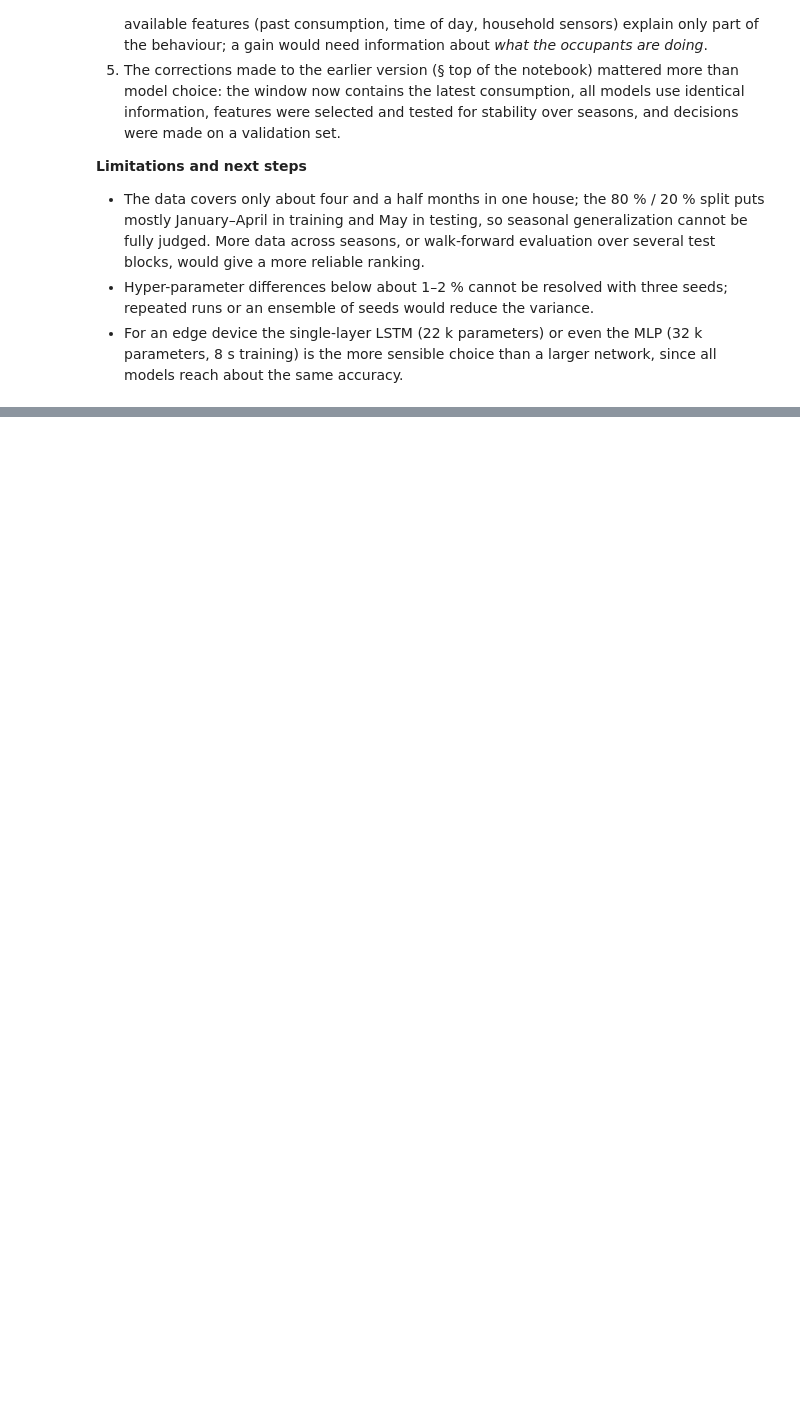
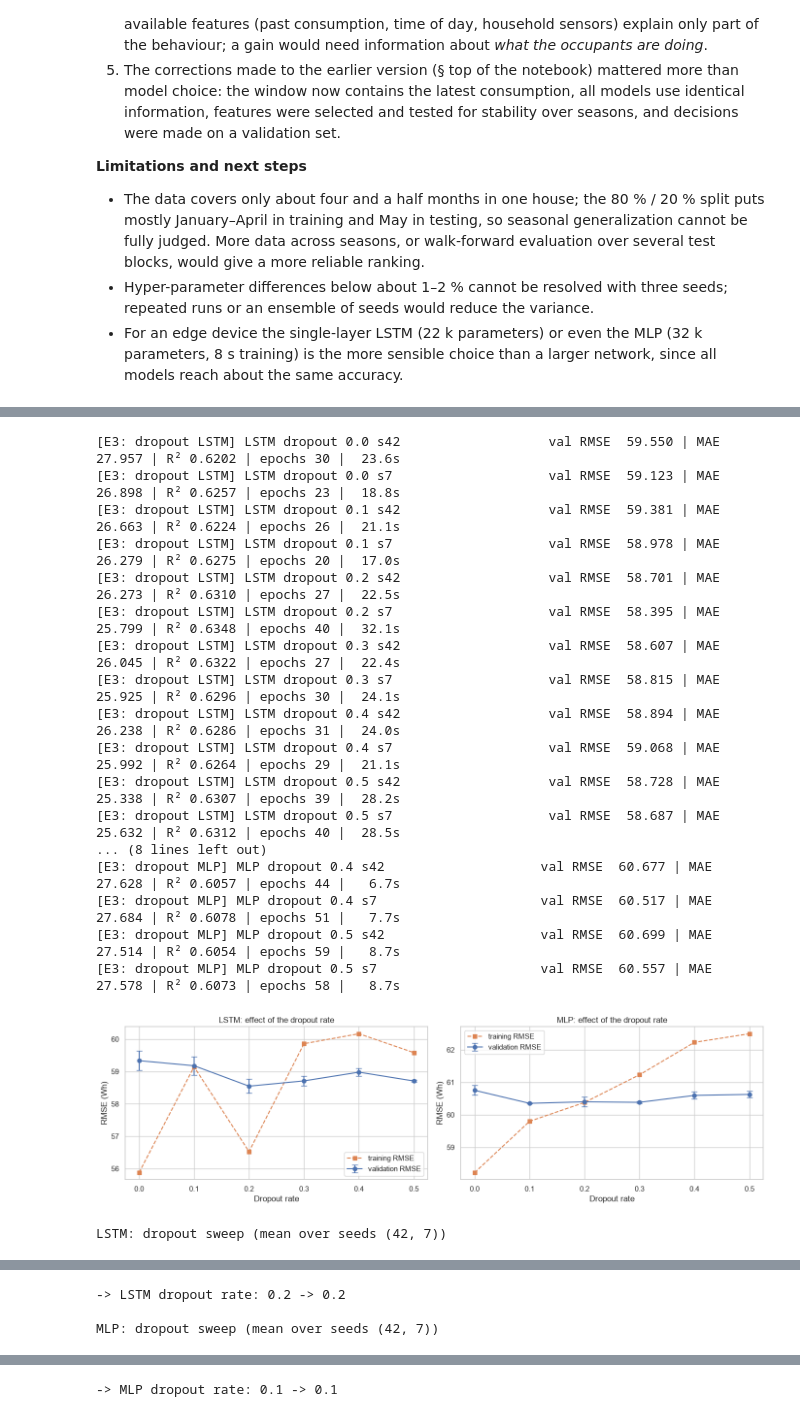
Before and after one commit to Dhanushka0626/Appliance-Energy-Prediction, a Jupyter notebook: Appliance_Energy_Prediction.ipynb, the cells around one changed output, grey strips where cells are left out. Saved outputs shown, nothing was run; the diff lists cells and outputs as text; code cells hidden in the pictures; blank space fills up the shorter version.

```diff
--- a/Appliance_Energy_Prediction.ipynb
+++ b/Appliance_Energy_Prediction.ipynb
@@ -1641,0 +1943,14 @@ Saved: results/test_results.csv, results/validation_experiments.csv, results/bes
+# %%
+# Decision rule: lowest walk-forward RMSE; the tuned configuration must beat the start by >= 0.5 %,
+# otherwise the start configuration is kept.
+tuned_cfg = {}
+for family in FAMILIES:
+    table, cfgs = shortlist[family]
+    table = table.set_index("Candidate")
+    start_rmse = table.loc["start (before optimization)", "WF RMSE (Wh)"]
+    best_name = table["WF RMSE (Wh)"].idxmin()
+    if best_name != "start (before optimization)" and table.loc[best_name, "WF RMSE (Wh)"] > start_rmse * 0.995:
+        best_name = "start (before optimization)"
+    tuned_cfg[family] = {**cfgs[best_name]}
+    print(f"{family}: selected '{best_name}'  ({short(tuned_cfg[family])})   "
+          f"walk-forward RMSE {table.loc[best_name, 'WF RMSE (Wh)']:.3f} vs start {start_rmse:.3f} Wh")
@@ -1641,0 +1971,56 @@ Saved: results/test_results.csv, results/validation_experiments.csv, results/bes
+# %%
+DROPOUT_RATES = [0.0, 0.1, 0.2, 0.3, 0.4, 0.5]
+dropout_results = {}
+for family in FAMILIES:
+    rows = []
+    for p in DROPOUT_RATES:
+        for seed in SWEEP_SEEDS:
+            r = run_experiment(f"E3: dropout {family}", f"{family} dropout {p} s{seed}", {**tuned_cfg[family], "dropout": p}, seed=seed)
+            rows.append({"dropout": p, "seed": seed, "RMSE": r["RMSE (Wh)"], "MAE": r["MAE (Wh)"],
+                         "Train RMSE": r["Train RMSE (Wh)"], "Epochs": r["Epochs"]})
+    dropout_results[family] = pd.DataFrame(rows)
+
+fig, axes = plt.subplots(1, 2, figsize=(14, 4.2))
+for ax, family in zip(axes, FAMILIES):
+    g = dropout_results[family].groupby("dropout")
+    mean, std = g["RMSE"].mean(), g["RMSE"].std().fillna(0)
+    ax.errorbar(mean.index, mean.values, yerr=std.values, marker="o", capsize=4, label="validation RMSE")
+    ax.plot(g["Train RMSE"].mean().index, g["Train RMSE"].mean().values, marker="s", linestyle="--", label="training RMSE")
+    ax.set(title=f"{family}: effect of the dropout rate", xlabel="Dropout rate", ylabel="RMSE (Wh)")
+    ax.legend()
+plt.tight_layout()
+plt.show()
+
+for family in FAMILIES:
+    summary = dropout_results[family].groupby("dropout").agg(**{"val RMSE (mean)": ("RMSE", "mean"), "val RMSE (std)": ("RMSE", "std"),
+                                                              "val MAE (mean)": ("MAE", "mean"), "train RMSE (mean)": ("Train RMSE", "mean"),
+                                                              "epochs (mean)": ("Epochs", "mean")})
+    summary["overfit gap"] = summary["val RMSE (mean)"] - summary["train RMSE (mean)"]
+    print(f"\n{family}: dropout sweep (mean over seeds {SWEEP_SEEDS})")
+    display(summary.round(3))
+    current = tuned_cfg[family]["dropout"]
+    best_rate = summary["val RMSE (mean)"].idxmin()
+    if summary.loc[best_rate, "val RMSE (mean)"] > summary.loc[current, "val RMSE (mean)"] * 0.995:
+        best_rate = current
+    tuned_cfg[family]["dropout"] = float(best_rate)
+    print(f"-> {family} dropout rate: {current} -> {tuned_cfg[family]['dropout']}")
+# %% [output]
+[E3: dropout LSTM] LSTM dropout 0.0 s42                   val RMSE  59.550 | MAE  27.957 | R² 0.6202 | epochs 30 |  23.6s
+[E3: dropout LSTM] LSTM dropout 0.0 s7                    val RMSE  59.123 | MAE  26.898 | R² 0.6257 | epochs 23 |  18.8s
+[E3: dropout LSTM] LSTM dropout 0.1 s42                   val RMSE  59.381 | MAE  26.663 | R² 0.6224 | epochs 26 |  21.1s
+[E3: dropout LSTM] LSTM dropout 0.1 s7                    val RMSE  58.978 | MAE  26.279 | R² 0.6275 | epochs 20 |  17.0s
+[E3: dropout LSTM] LSTM dropout 0.2 s42                   val RMSE  58.701 | MAE  26.273 | R² 0.6310 | epochs 27 |  22.5s
+[E3: dropout LSTM] LSTM dropout 0.2 s7                    val RMSE  58.395 | MAE  25.799 | R² 0.6348 | epochs 40 |  32.1s
+[E3: dropout LSTM] LSTM dropout 0.3 s42                   val RMSE  58.607 | MAE  26.045 | R² 0.6322 | epochs 27 |  22.4s
+[E3: dropout LSTM] LSTM dropout 0.3 s7                    val RMSE  58.815 | MAE  25.925 | R² 0.6296 | epochs 30 |  24.1s
+[E3: dropout LSTM] LSTM dropout 0.4 s42                   val RMSE  58.894 | MAE  26.238 | R² 0.6286 | epochs 31 |  24.0s
+[E3: dropout LSTM] LSTM dropout 0.4 s7                    val RMSE  59.068 | MAE  25.992 | R² 0.6264 | epochs 29 |  21.1s
+[E3: dropout LSTM] LSTM dropout 0.5 s42                   val RMSE  58.728 | MAE  25.338 | R² 0.6307 | epochs 39 |  28.2s
+[E3: dropout LSTM] LSTM dropout 0.5 s7                    val RMSE  58.687 | MAE  25.632 | R² 0.6312 | epochs 40 |  28.5s
+... (8 lines left out)
+[E3: dropout MLP] MLP dropout 0.4 s42                    val RMSE  60.677 | MAE  27.628 | R² 0.6057 | epochs 44 |   6.7s
+[E3: dropout MLP] MLP dropout 0.4 s7                     val RMSE  60.517 | MAE  27.684 | R² 0.6078 | epochs 51 |   7.7s
+[E3: dropout MLP] MLP dropout 0.5 s42                    val RMSE  60.699 | MAE  27.514 | R² 0.6054 | epochs 59 |   8.7s
+[E3: dropout MLP] MLP dropout 0.5 s7                     val RMSE  60.557 | MAE  27.578 | R² 0.6073 | epochs 58 |   8.7s
+[figure, added]
+LSTM: dropout sweep (mean over seeds (42, 7))
@@ -1641,0 +2035,3 @@ Saved: results/test_results.csv, results/validation_experiments.csv, results/bes
+-> LSTM dropout rate: 0.2 -> 0.2
+
+MLP: dropout sweep (mean over seeds (42, 7))
@@ -1641,0 +2046 @@ Saved: results/test_results.csv, results/validation_experiments.csv, results/bes
+-> MLP dropout rate: 0.1 -> 0.1
```
Also changed, not shown: parts of 30 cells of this notebook.
